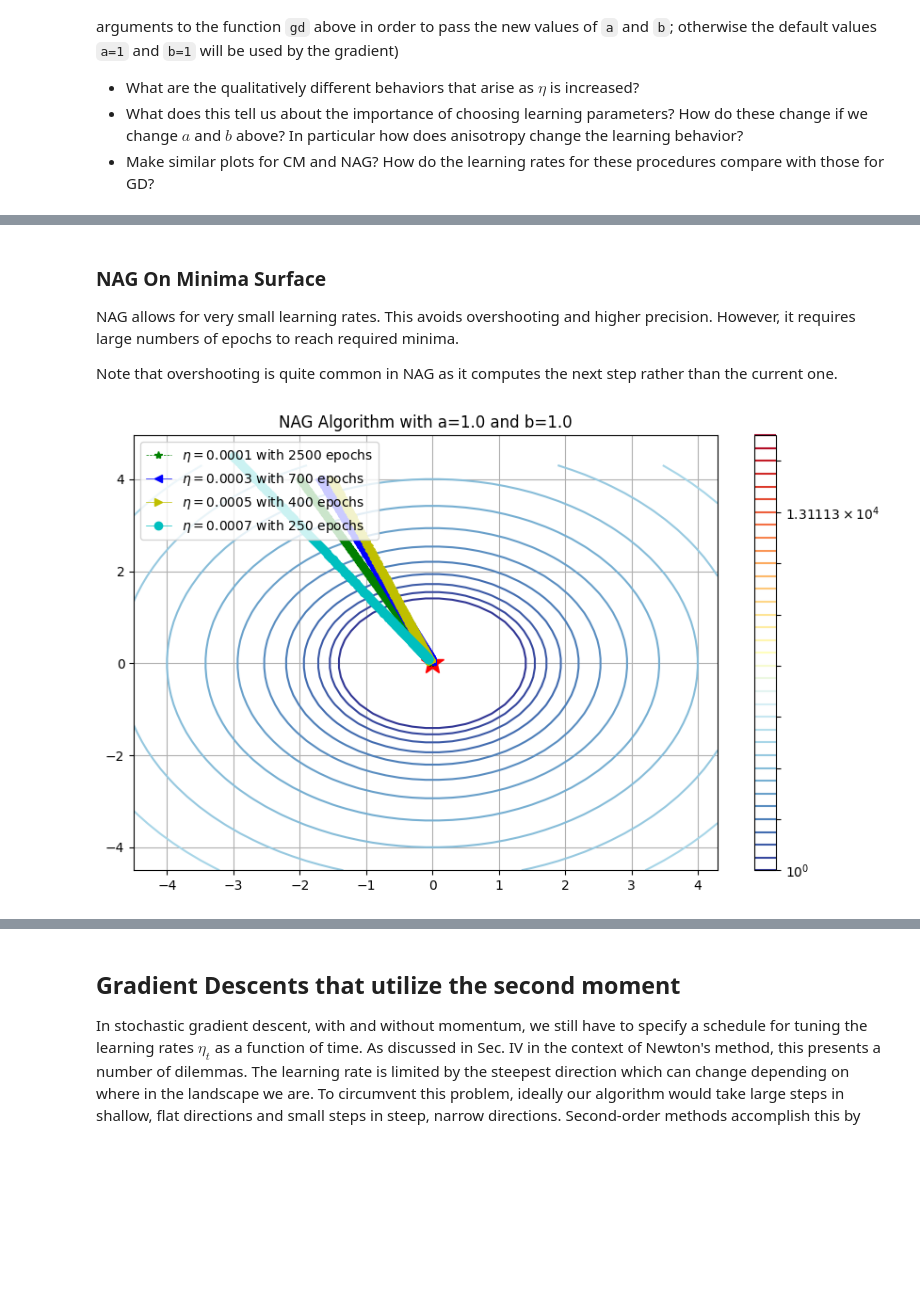
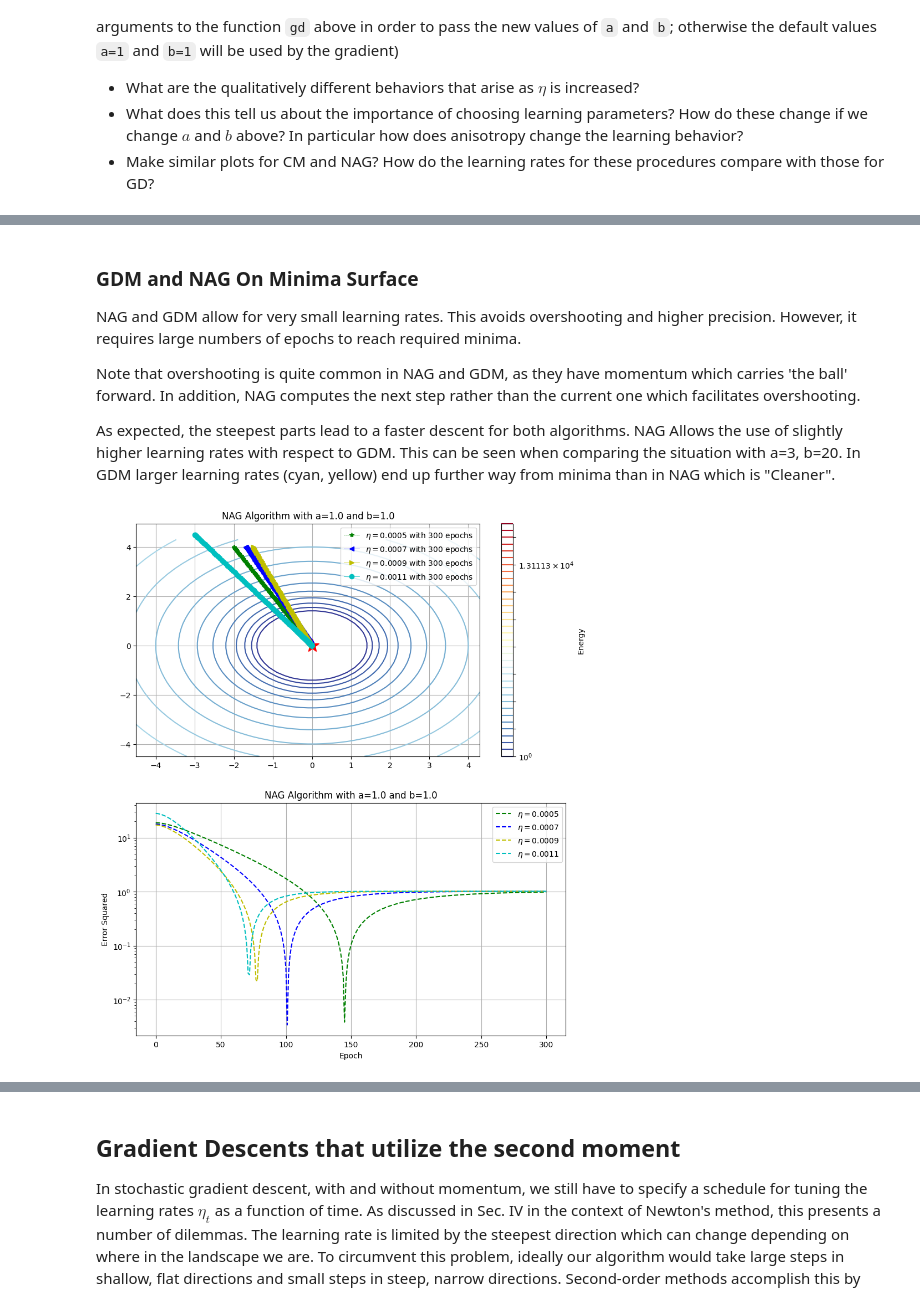
Before and after one commit to giacomobelleri/mlreview_notebooks, a Jupyter notebook: jupyter_notebooks/notebooks/NB2_CIV-gradient_descent.ipynb, the cells around one changed output, grey strips where cells are left out. Saved outputs shown, nothing was run; the diff lists cells and outputs as text; code cells hidden in the pictures; blank space fills up the shorter version.

```diff
--- a/jupyter_notebooks/notebooks/NB2_CIV-gradient_descent.ipynb
+++ b/jupyter_notebooks/notebooks/NB2_CIV-gradient_descent.ipynb
@@ -358,48 +552,79 @@ fig.savefig(graph_dir + r'\\' +f"GDMom3regimes_a{round(a)}_b{round(b)}.pdf", bbo
 # %% [markdown]
-### NAG On Minima Surface
+### GDM and NAG On Minima Surface
 
-NAG allows for very small learning rates. This avoids overshooting and higher precision. However, it requires large numbers of epochs to reach required minima.
+NAG and GDM allow for very small learning rates. This avoids overshooting and higher precision. However, it requires large numbers of epochs to reach required minima.
 
-Note that overshooting is quite common in NAG as it computes the next step rather than the current one.
+Note that overshooting is quite common in NAG and GDM, as they have momentum which carries 'the ball' forward. In addition, NAG computes the next step rather than the current one which facilitates overshooting.
+
+As expected, the steepest parts lead to a faster descent for both algorithms. NAG Allows the use of slightly higher learning rates with respect to GDM. This can be seen when comparing the situation with a=3, b=20. In GDM larger learning rates (cyan, yellow) end up further way from minima than in NAG which is "Cleaner".
 # %%
 # Investigate effect of learning rate in GD
 plt.close()
-a,b = 1.0,1.0
+a,b = 1.0, 1.0
 x, y = np.meshgrid(np.arange(-4.5, 4.5, 0.2), np.arange(-4.5, 4.5, 0.2))
-fig, ax = plt.subplots(figsize=(10, 6))
+fig, axs = plt.subplots(nrows=2, ncols=1, figsize=(10, 12))
 z=np.abs(minima_surface(x,y,a,b))
-cont=ax.contour(x, y, z, levels=np.logspace(0.0, 5, 35), norm=LogNorm(), cmap="RdYlBu_r")
-ax.plot(0,0, 'r*', markersize=18)
-fig.colorbar(cont, ax=ax, cmap="RdYlBu_r")
+cont=axs[0].contour(x, y, z, levels=np.logspace(0.0, 5, 35), norm=LogNorm(), cmap="RdYlBu_r")
+axs[0].plot(0,0, 'r*', markersize=18)
+cbar = fig.colorbar(cont, ax=axs[0], cmap="RdYlBu_r")
 
 #initial point
 init1=[-2,4]
 init2=[-1.7,4]
 init3=[-1.5,4]
 init4=[-3,4.5]
-eta1, epoch1=0.0001, 2500
-eta2, epoch2=0.0003, 700
-eta3, epoch3=0.0005, 400
-eta4, epoch4=0.0007, 250
+eta1, epoch1=0.0005, 300
+eta2, epoch2=0.0007, 300
+eta3, epoch3=0.0009, 300
+eta4, epoch4=0.0011, 300
 
 # Gradient Descent With Momentum
 NAG_1=NAG(grad_minima_surface,init1, n_epochs=epoch1, eta=eta1, a=a, b=b)
 NAG_2=NAG(grad_minima_surface,init2, n_epochs=epoch2, eta=eta2, a=a, b=b)
 NAG_3=NAG(grad_minima_surface,init3, n_epochs=epoch3, eta=eta3, a=a, b=b)
 NAG_4=NAG(grad_minima_surface,init4, n_epochs=epoch4, eta=eta4, a=a, b=b)
 
-#print(NAG_1)
-overlay_trajectory_contour(ax,NAG_1,r'$\eta=$' + f'{eta1} with {epoch1} epochs','g--*', lw=0.5)
-overlay_trajectory_contour(ax,NAG_2,r'$\eta=$' + f'{eta2} with {epoch2} epochs','b-<', lw=0.5)
-overlay_trajectory_contour(ax,NAG_3,r'$\eta=$' + f'{eta3} with {epoch3} epochs','y->', lw=0.5)
-overlay_trajectory_contour(ax,NAG_4,r'$\eta=$' + f'{eta4} with {epoch4} epochs','c-o', lw=0.5)
-ax.set_title(f"NAG Algorithm with a={a} and b={b}")
-plt.legend(loc=2)
-plt.grid()
+# Computes squared error
+err_1 = np.abs(minima_surface(NAG_1[:, 0], NAG_1[:, 1], a, b) - z.min())
+err_2 = np.abs(minima_surface(NAG_2[:, 0], NAG_2[:, 1], a, b) - z.min())
+err_3 = np.abs(minima_surface(NAG_3[:, 0], NAG_3[:, 1], a, b) - z.min())
+err_4 = np.abs(minima_surface(NAG_4[:, 0], NAG_4[:, 1], a, b) - z.min())
+
+# Creates Epoch arrays
+epoch1_arr = np.arange(epoch1+1)
+epoch2_arr = np.arange(epoch2+1)
+epoch3_arr = np.arange(epoch3+1)
+epoch4_arr = np.arange(epoch4+1)
+
+#Plots trajectory of gradient descent
+overlay_trajectory_contour(axs[0],NAG_1,r'$\eta=$' + f'{eta1} with {epoch1} epochs','g--*', lw=0.5)
+overlay_trajectory_contour(axs[0],NAG_2,r'$\eta=$' + f'{eta2} with {epoch2} epochs','b-<', lw=0.5)
+overlay_trajectory_contour(axs[0],NAG_3,r'$\eta=$' + f'{eta3} with {epoch3} epochs','y->', lw=0.5)
+overlay_trajectory_contour(axs[0],NAG_4,r'$\eta=$' + f'{eta4} with {epoch4} epochs','c-o', lw=0.5)
+
+#Plots difference from minima at each epoch
+axs[1].plot(epoch1_arr, err_1, 'g--', label=r'$\eta=$' + f'{eta1}')
+axs[1].plot(epoch2_arr, err_2, 'b--', label=r'$\eta=$' + f'{eta2}')
+axs[1].plot(epoch3_arr, err_3, 'y--', label=r'$\eta=$' + f'{eta3}')
+axs[1].plot(epoch4_arr, err_4, 'c--', label=r'$\eta=$' + f'{eta4}')
+
+#Makes plot pretty
+cbar.set_label('Energy')
+axs[0].set_title(f"NAG Algorithm with a={a} and b={b}")
+axs[1].set_title(f"NAG Algorithm with a={a} and b={b}")
+axs[0].grid()
+axs[1].grid()
+
+axs[1].set_xlabel("Epoch")
+axs[1].set_ylabel("Error Squared")
+axs[1].set_yscale("log")
+
+axs[0].legend()
+axs[1].legend()
 plt.show()
 fig.savefig(graph_dir + r'\\' + f"NAG3regimes_a{round(a)}_b{round(b)}.pdf", bbox_inches='tight')
 # %% [output]
-[figure, old version]
+[figure, new version]
 # %%
 # Investigate effect of learning rate in GD
 plt.close()
```
Also changed, not shown: parts of 5 cells of this notebook, 8 other files.
